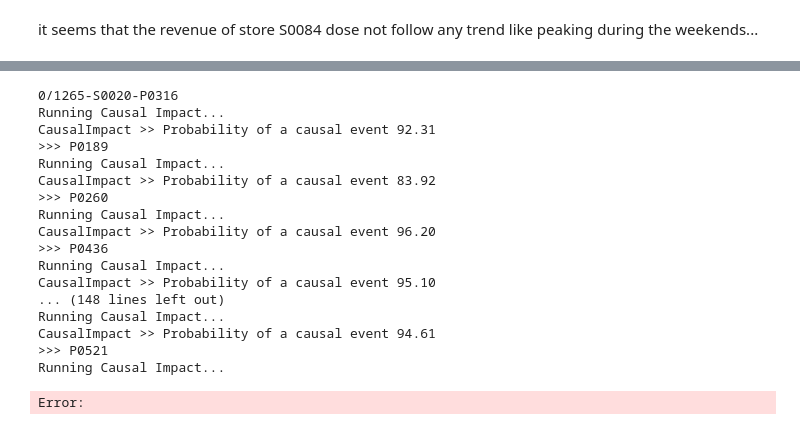
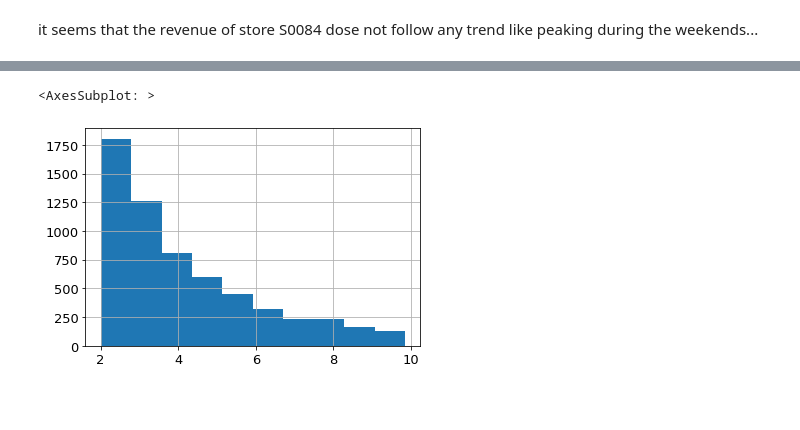
Before and after one commit to dinhgiangltk/analysis-projects, a Jupyter notebook: product_cannibalization/case_product_promotion.ipynb, the cells around one changed output, grey strips where cells are left out. Saved outputs shown, nothing was run; the diff lists cells and outputs as text; code cells hidden in the pictures; blank space fills up the shorter version.

Commit message:
product cannibalization updated v6

```diff
--- a/product_cannibalization/case_product_promotion.ipynb
+++ b/product_cannibalization/case_product_promotion.ipynb
@@ -608,9 +130,7 @@ it seems that the revenue of store S0084 dose not follow any trend like peaking
 # %%
 df_sales_pivot = df_sales.pivot(index=["store_id","date"], columns="product_id", values="revenue")
 df_sales_pivot.fillna(0, inplace=True)
-df_sales_pivot = df_sales_pivot.reset_index().merge(df_sales_daily)
-df_sales_pivot['total_revenue_trend'] = df_sales_pivot.groupby("store_id")["total_revenue"].transform(lambda series: STL(series, period=period_in_days).fit().trend)
-df_sales_pivot.set_index(["store_id","date"], inplace=True)
+df_sales_pivot = df_sales_pivot.merge(df_sales_daily, left_index=True, right_index=True)
 # %%
 df_promotion_pivot = df_sales.pivot(index=["store_id","date"], columns="product_id", values="promo")
 df_promotion_pivot.fillna(False, inplace=True)
@@ -727,7 +247,7 @@ total_cannibals = len(sku_potential_cannibals)
 for idx, dimension in enumerate(sku_potential_cannibals):
 
     store_id, product_A = dimension
-    print(f'{idx}/{total_cannibals}-{store_id}-{product_A}')
+    print(f'{idx}/{total_cannibals}:{store_id}-{product_A}')
 
     df_promotion_sub = df_promotion_pivot[df_promotion_pivot.index.get_level_values(0)==store_id].reset_index(level=0)
     df_heartbeat_sub = df_heartbeat_flag[df_heartbeat_flag.index.get_level_values(0)==store_id].reset_index(level=0)
@@ -755,9 +275,9 @@ for idx, dimension in enumerate(sku_potential_cannibals):
     sku_potential_victims = product_list.copy()
     category_A = product_hierarchy[product_hierarchy["product_id"]==product_A]["hierarchy1_id"].iloc[0]
     sku_potential_victims = product_hierarchy[
-        (product_hierarchy["hierarchy1_id"]==category_A)& # cannibalization should be only considered when products are in the same category
-        (product_hierarchy["product_id"]!=product_A)& # product B must be different from product A
-        (product_hierarchy["product_id"].isin(product_list)) # product B must have revenue
+        (product_hierarchy["hierarchy1_id"]==category_A)&       # cannibalization should be only considered when products are in the same category
+        (product_hierarchy["product_id"]!=product_A)&           # product B must be different from product A
+        (product_hierarchy["product_id"].isin(product_list))    # product B must have revenue
     ]["product_id"].tolist()
 
     for product_B in sku_potential_victims:
@@ -796,22 +316,3 @@ for idx, dimension in enumerate(sku_potential_cannibals):
             causal_impact_analysis = pd.DataFrame(ci_analysis)
             causal_impact_analysis[["store_id","product_id_A","product_id_B"]] = store_id, product_A, product_B
             df_CI_analysis = pd.concat([df_CI_analysis, causal_impact_analysis])
-# %% [output]
-0/1265-S0020-P0316
-Running Causal Impact...
-CausalImpact >> Probability of a causal event 92.31
->>> P0189
-Running Causal Impact...
-CausalImpact >> Probability of a causal event 83.92
->>> P0260
-Running Causal Impact...
-CausalImpact >> Probability of a causal event 96.20
->>> P0436
-Running Causal Impact...
-CausalImpact >> Probability of a causal event 95.10
-... (148 lines left out)
-Running Causal Impact...
-CausalImpact >> Probability of a causal event 94.61
->>> P0521
-Running Causal Impact...
-Error:
@@ -817,0 +322,5 @@ Error:
+# %%
+df_CI_analysis.diff_in_units_from_reg_to_promo.sort_values().head(6000).hist()
+# %% [output]
+<AxesSubplot: >
+[figure, added]
```
Also changed, not shown: parts of 23 cells of this notebook, 8 other files.
